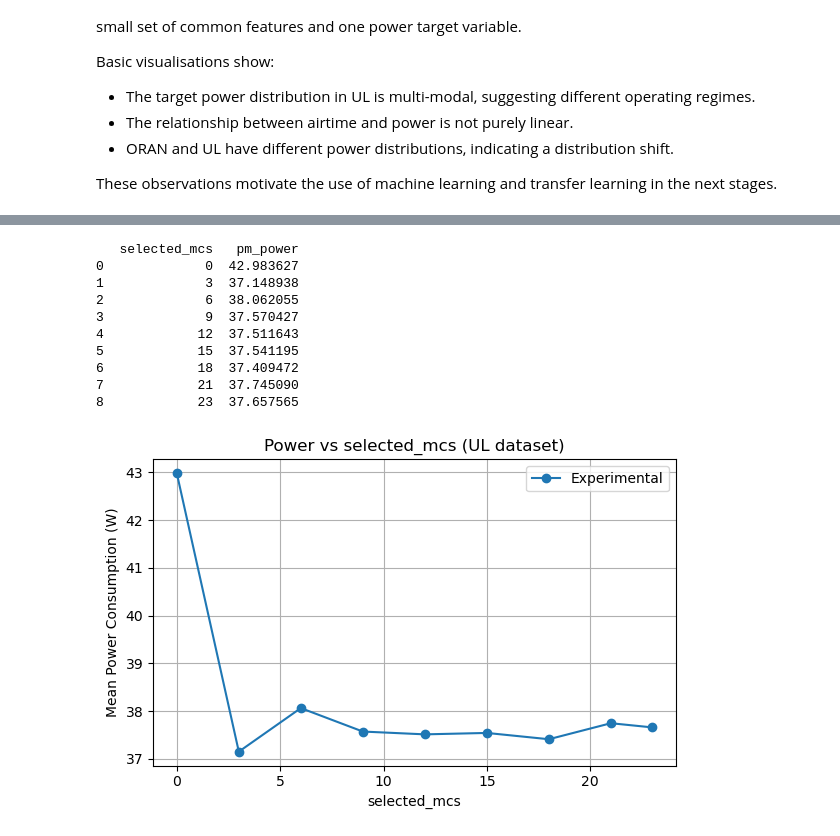
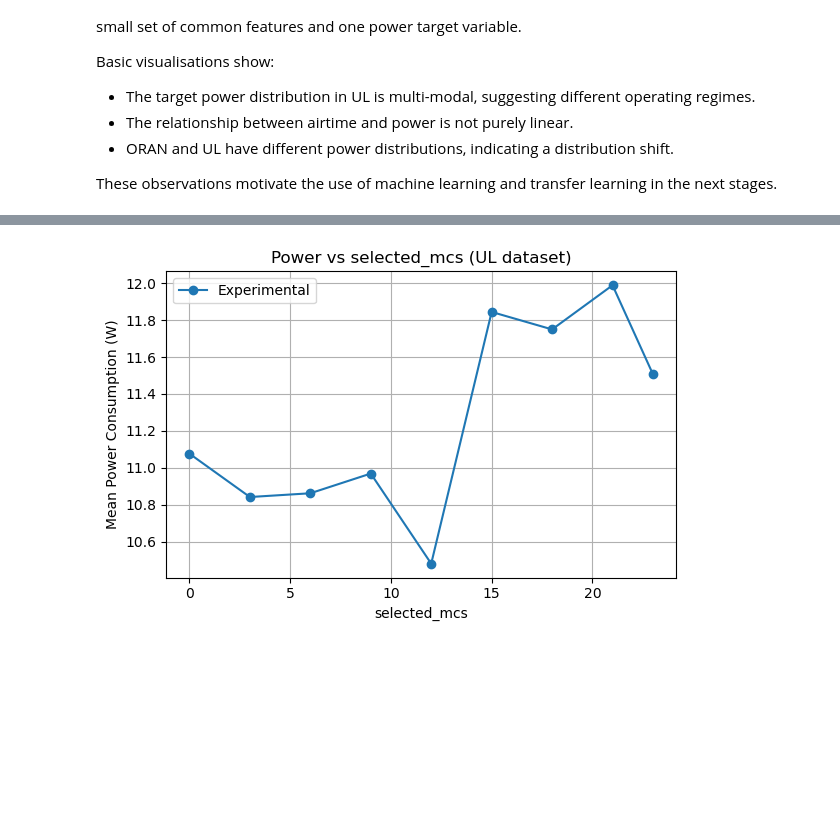
Before and after one commit to samiwu79/BAI_project, a Jupyter notebook: dataprocessing.ipynb, the cells around one changed output, grey strips where cells are left out. Drawn from its saved outputs; the diff is of its cells as text; code cells hidden in the pictures; blank space fills up the shorter version.

```diff
--- a/dataprocessing.ipynb
+++ b/dataprocessing.ipynb
@@ -174,12 +181,10 @@ UL columns: ['airtime', 'selected_mcs', 'txgain', 'pm_power']
 oran_4cols = oran[COMMON_FEATURES + [TARGET]].copy()
 
 # (2) UL: Conditional Table（BW, traffic_load + input + output）
-ul_with_cond = ul.copy()
-ul_with_cond.insert(0, "traffic_load", 24)
-ul_with_cond.insert(0, "BW", 50)
+ul_with_cond = ul_cond.copy()
 
 # (3) UL: A 4-column table without conditions（input + output）
-ul_4cols = ul[COMMON_FEATURES + [TARGET]].copy()
+ul_4cols = ul_with_cond[COMMON_FEATURES + [TARGET]].copy()
 
 # =========================
 # 7) Print the information of 2 tables
@@ -597,10 +573,10 @@ plt.show()
 # %%
-airtime = 0.0
-txgain = 53
+airtime = 0.3
+txgain = 27
 
 df_f4 = ul_4cols[
-    (ul_4cols["airtime"] == 0.0) &
-    (ul_4cols["txgain"] == 32)
+    (ul_4cols["airtime"] == 0.3) &
+    (ul_4cols["txgain"] == 27)
 ]
 
 df_plot = df_f4.groupby("selected_mcs")["pm_power"].mean().reset_index()
@@ -608,42 +584,32 @@ df_plot = df_f4.groupby("selected_mcs")["pm_power"].mean().reset_index()
 df_f4_mean = (
     df_f4
     .groupby("selected_mcs")["pm_power"]
     .mean()
     .reset_index()
     .sort_values("selected_mcs")
 )
 
-print(df_f4_mean)
+
 
 import matplotlib.pyplot as plt
 
 plt.figure(figsize=(6, 4))
 
 plt.plot(
     df_f4_mean["selected_mcs"],
     df_f4_mean["pm_power"],
     marker="o",
     linestyle="-",
     label="Experimental"
 )
 
 plt.xlabel("selected_mcs")
 plt.ylabel("Mean Power Consumption (W)")
 plt.title("Power vs selected_mcs (UL dataset)")
 plt.grid(True)
 plt.legend()
 
 plt.tight_layout()
 plt.show()
 # %% [output]
-   selected_mcs   pm_power
-0             0  42.983627
-1             3  37.148938
-2             6  38.062055
-3             9  37.570427
-4            12  37.511643
-5            15  37.541195
-6            18  37.409472
-7            21  37.745090
-8            23  37.657565
-[figure, old version]
+[figure, new version]
```
Also changed, not shown: parts of 12 cells of this notebook.
